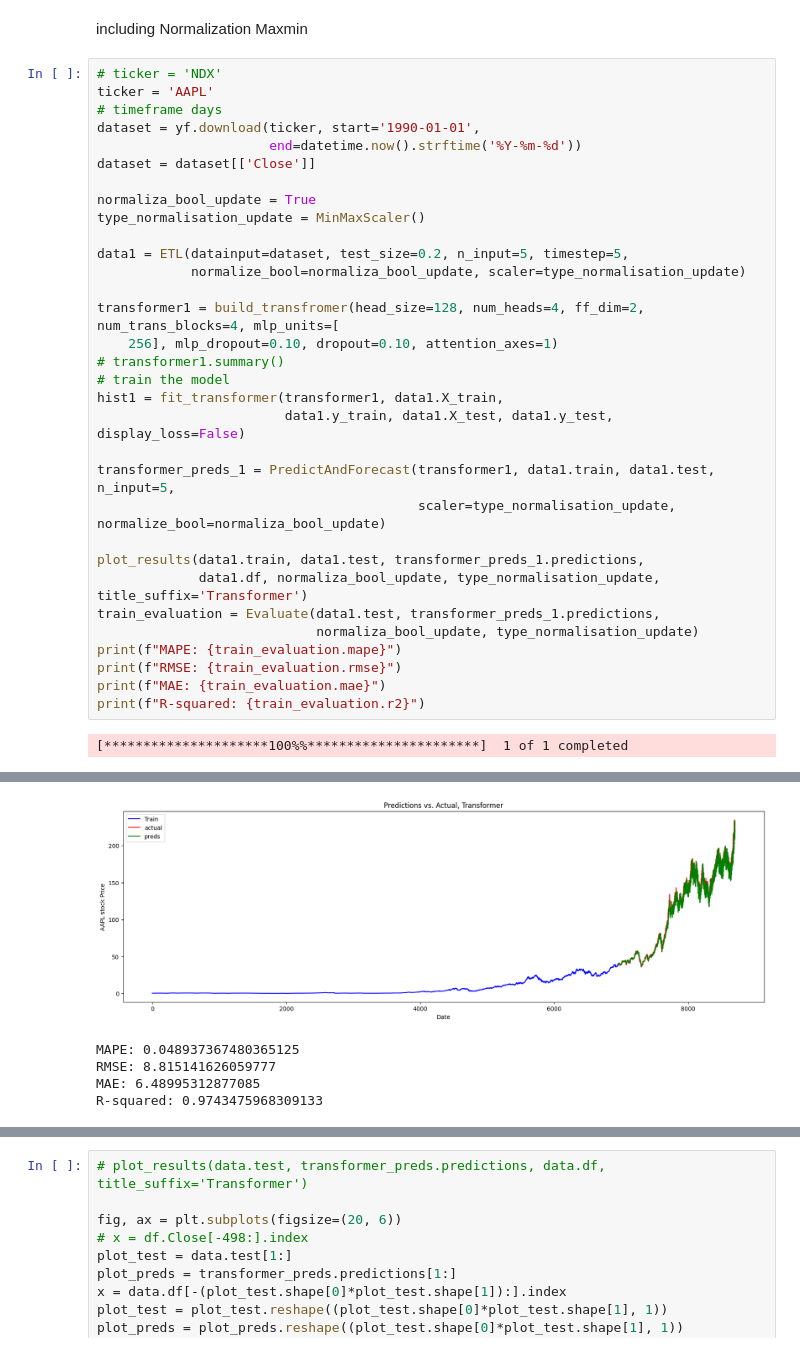
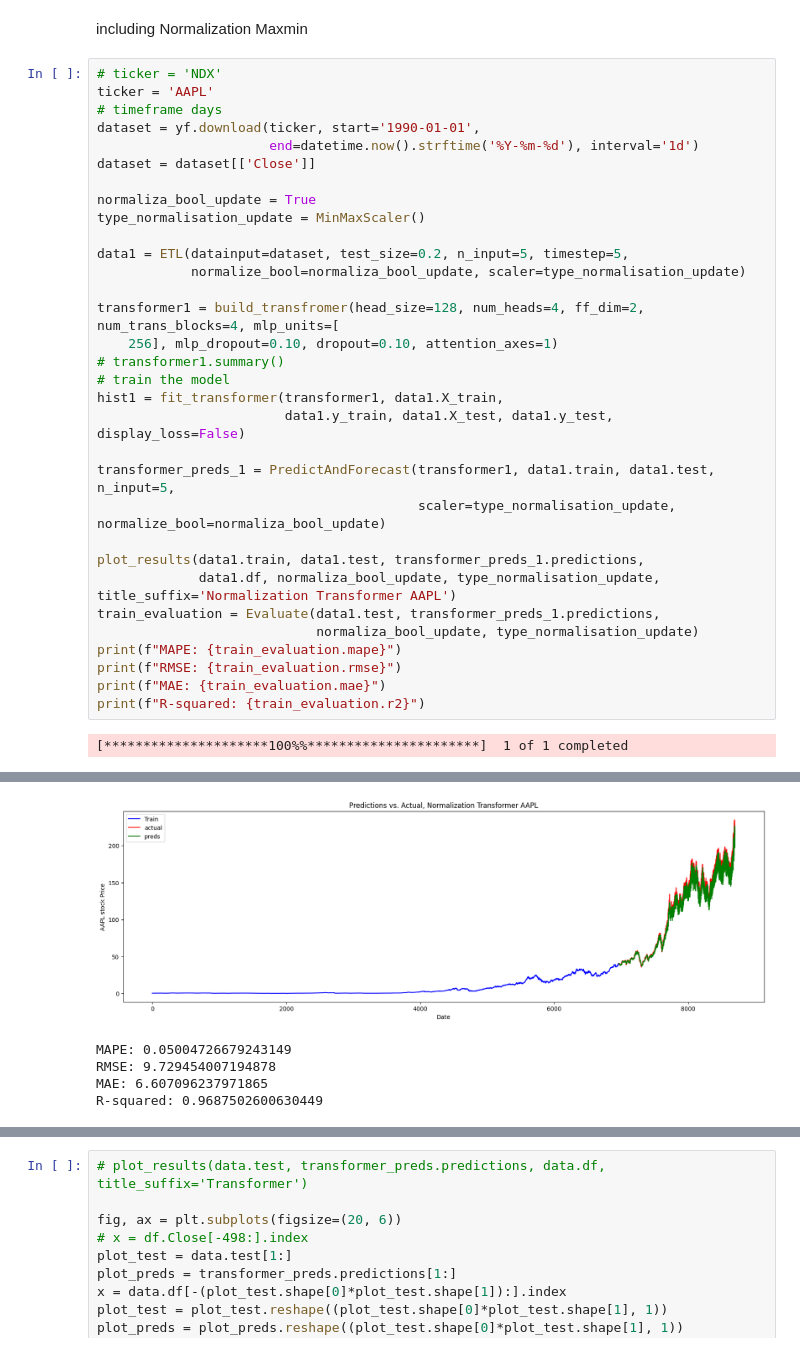
Before and after one commit to porchportal/stock-market-prediction-by--multi-Task-learning, a Jupyter notebook: VScodeML@2/speedPaper/testing.ipynb, the cells around one changed output, grey strips where cells are left out. Drawn from its saved outputs; the diff is of its cells as text.

```diff
--- a/VScodeML@2/speedPaper/testing.ipynb
+++ b/VScodeML@2/speedPaper/testing.ipynb
@@ -648,7 +635,7 @@ including Normalization Maxmin
 ticker = 'AAPL'
 # timeframe days
 dataset = yf.download(ticker, start='1990-01-01',
-                      end=datetime.now().strftime('%Y-%m-%d'))
+                      end=datetime.now().strftime('%Y-%m-%d'), interval='1d')
 dataset = dataset[['Close']]
 
 normaliza_bool_update = True
@@ -668,7 +655,7 @@ transformer_preds_1 = PredictAndForecast(transformer1, data1.train, data1.test,
                                          scaler=type_normalisation_update, normalize_bool=normaliza_bool_update)
 
 plot_results(data1.train, data1.test, transformer_preds_1.predictions,
-             data1.df, normaliza_bool_update, type_normalisation_update, title_suffix='Transformer')
+             data1.df, normaliza_bool_update, type_normalisation_update, title_suffix='Normalization Transformer AAPL')
 train_evaluation = Evaluate(data1.test, transformer_preds_1.predictions,
                             normaliza_bool_update, type_normalisation_update)
 print(f"MAPE: {train_evaluation.mape}")
@@ -708,11 +695,11 @@ Epoch 6/25
 Epoch 7/25
 ... (38 lines left out)
 normalization convert active
 plot_train shape: (6965, 1)
 plot_test shape: (1735, 1)
 plot_preds shape: (1735, 1)
-[figure, old version]
+[figure, new version]
-MAPE: 0.048937367480365125
-RMSE: 8.815141626059777
-MAE: 6.48995312877085
-R-squared: 0.9743475968309133
+MAPE: 0.05004726679243149
+RMSE: 9.729454007194878
+MAE: 6.607096237971865
+R-squared: 0.9687502600630449
```
Also changed, not shown: parts of 9 cells of this notebook.
